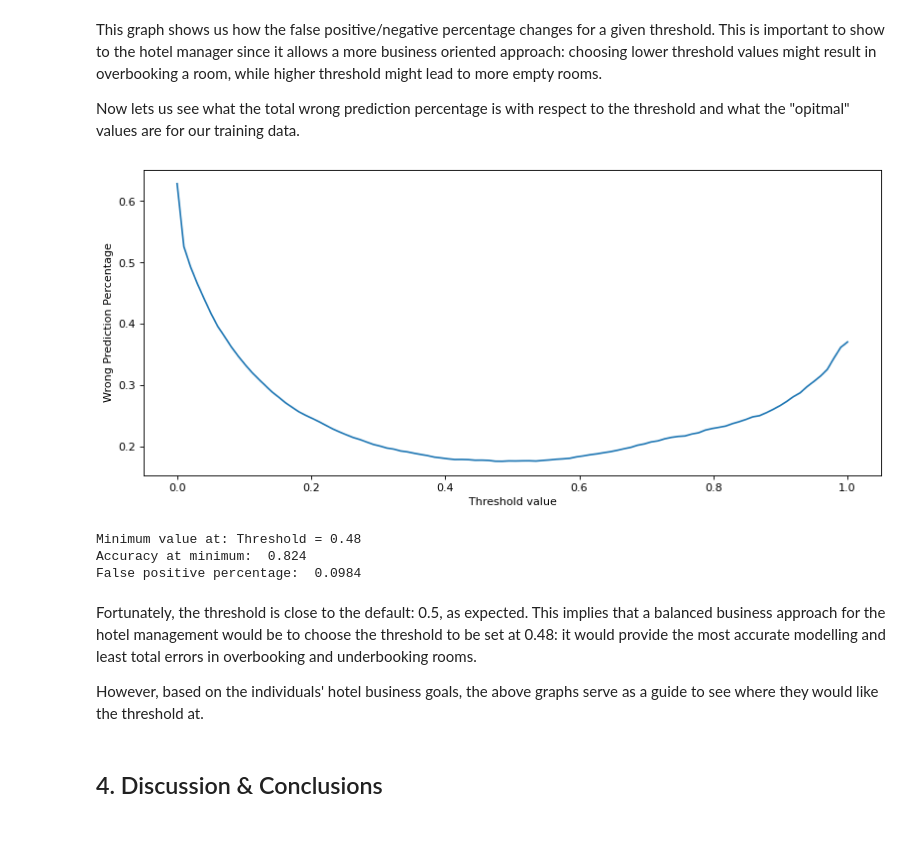
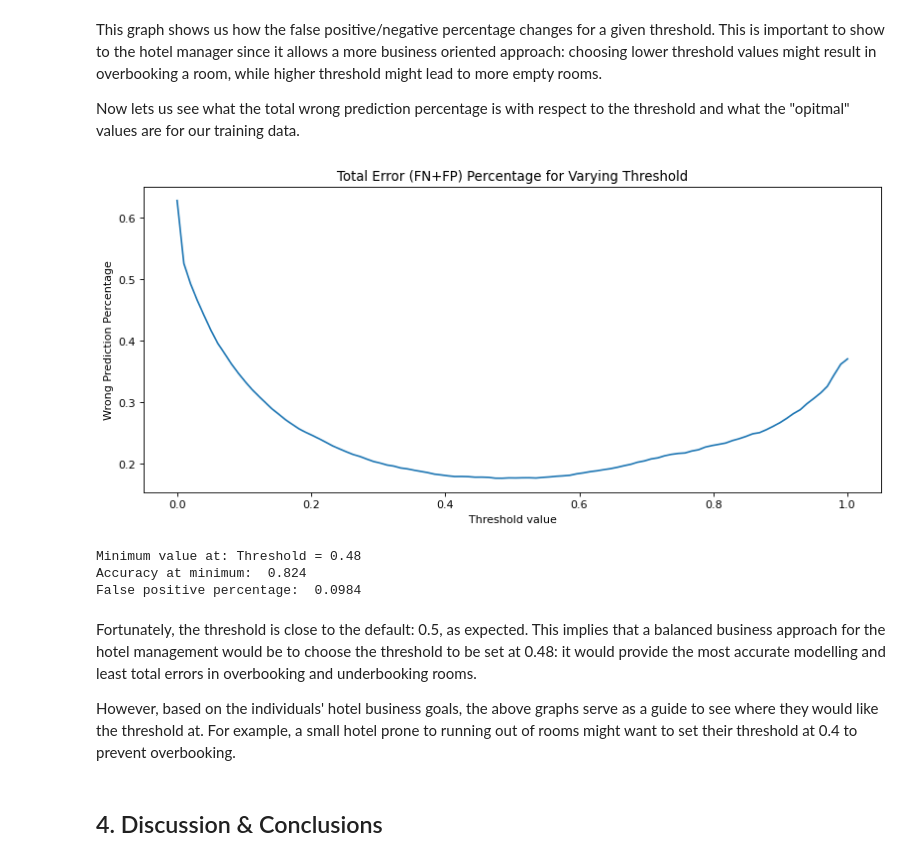
Before and after one commit to Mengyao41/ML_proj2, a Jupyter notebook: project2.ipynb, the cells around one changed output. Drawn from its saved outputs; the diff is of its cells as text; code cells hidden in the pictures; blank space fills up the shorter version.

```diff
--- a/project2.ipynb
+++ b/project2.ipynb
@@ -1072,22 +1052,23 @@ Now lets us see what the total wrong prediction percentage is with respect to th
 # %%
 # plot the percentage of total wrong points
 plt.plot(np.linspace(0,1,100), [FN[i]+ FP[i] for i in range(100)])
 plt.xlabel("Threshold value")
 plt.ylabel("Wrong Prediction Percentage")
+plt.title("Total Error (FN+FP) Percentage for Varying Threshold")
 plt.show()
 # and finally get the relevant minimum values and print them below the graph:
 print("Minimum value at: Threshold =", np.array([FN[i]+ FP[i] for i in range(100)]).argmin()/100)
 print("Accuracy at minimum: ", round(1-np.array([FN[i]+ FP[i] for i in range(100)]).min(),3))
 print("False positive percentage: ", round(FP[np.array([FN[i]+ FP[i] for i in range(100)]).argmin()], 4))
 # %% [output]
-[figure, old version]
+[figure, new version]
 Minimum value at: Threshold = 0.48
 Accuracy at minimum:  0.824
 False positive percentage:  0.0984
 # %% [markdown]
 Fortunately, the threshold is close to the default: 0.5, as expected. This implies that a balanced business approach for the hotel management would be to choose the threshold to be set at 0.48: it would provide the most accurate modelling and least total errors in overbooking and underbooking rooms.
 
-However, based on the individuals' hotel business goals, the above graphs serve as a guide to see where they would like the threshold at.
+However, based on the individuals' hotel business goals, the above graphs serve as a guide to see where they would like the threshold at. For example, a small hotel prone to running out of rooms might want to set their threshold at 0.4 to prevent overbooking.
 # %% [markdown]
 ## 4. Discussion & Conclusions
 # %% [markdown]
```
Also changed, not shown: parts of 27 cells of this notebook.
